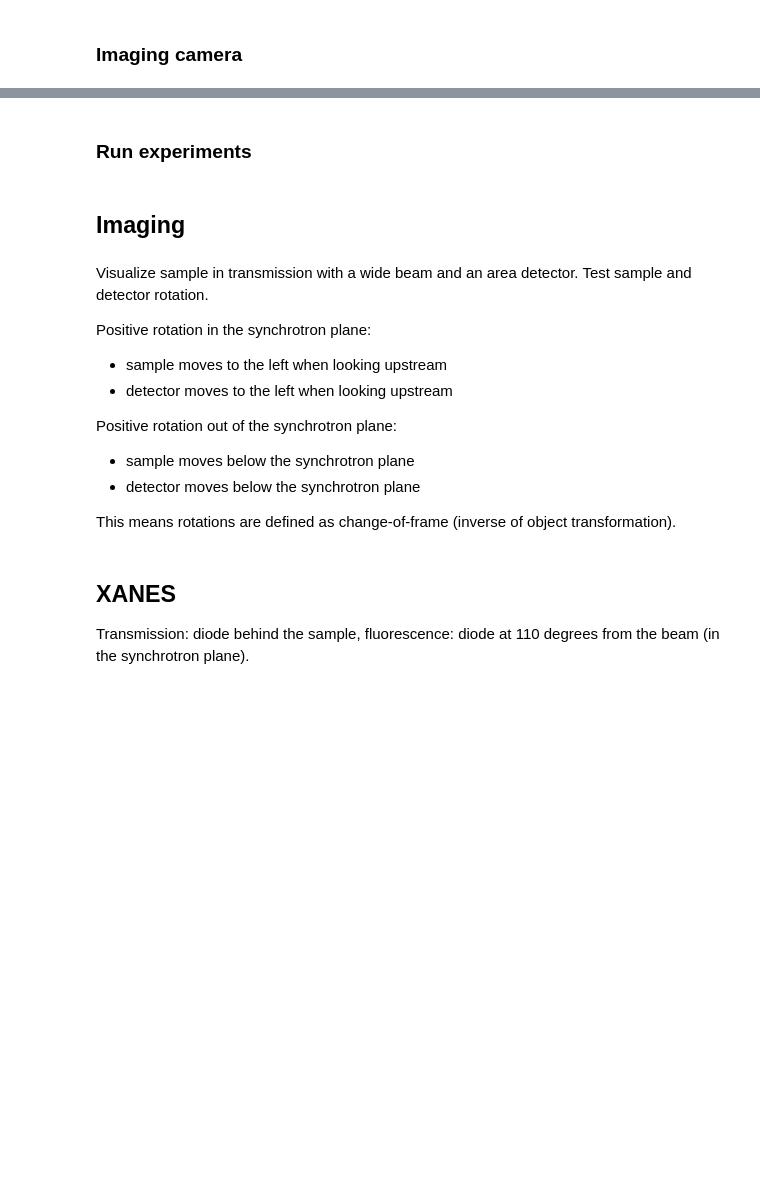
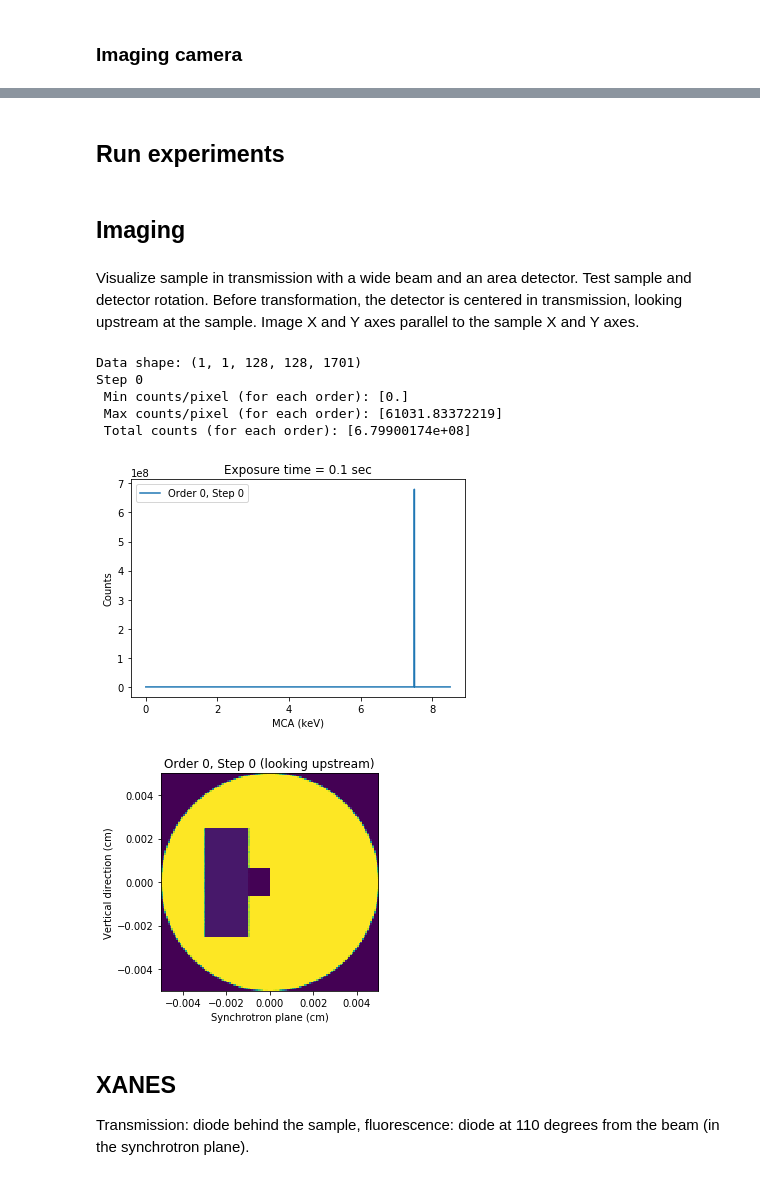
Before and after one commit to woutdenolf/spectrocrunch, a Jupyter notebook: doc/source/tutorials/montecarlo.ipynb, the cells around one changed output, grey strips where cells are left out. Drawn from its saved outputs; the diff is of its cells as text; code cells hidden in the pictures; blank space fills up the shorter version.

```diff
--- a/doc/source/tutorials/montecarlo.ipynb
+++ b/doc/source/tutorials/montecarlo.ipynb
@@ -88,7 +111,7 @@ def load_pulseproctime():
 from spectrocrunch.sources import xray as xraysources
 from spectrocrunch.materials import pymca
 
-def define_source(source=None, energy=7.5, flux=1e9, time=1):
+def define_source(source=None, energy=7.5, flux=1e10, time=0.1):
     if source is None:
         source = xraysources.factory("synchrotron")
     pymcahandle = pymca.PymcaHandle(energy=energy,
@@ -100,13 +123,14 @@ def define_source(source=None, energy=7.5, flux=1e9, time=1):
                                     scatter=True)
     return source, pymcahandle
 
-def world_addsource(world, pymcahandle, fullfield=False):
+def world_addsource(world, pymcahandle, beamsize=None, fullfield=False):
     distance = 42e2  # doesn't really matter
     # Beamsize at the sample
-    if fullfield:
-        beamsize = 100e-4  # cm
-    else:
-        beamsize = 1e-4  # cm
+    if beamsize is None:
+        if fullfield:
+            beamsize = 100e-4  # cm
+        else:
+            beamsize = 1e-4  # cm
     world.definesource(flux=pymcahandle.flux.to('Hz').magnitude,
                        energy=pymcahandle.energy,
                        distance=distance,
@@ -188,19 +226,19 @@ def world_addsdd(world, geometry, angle=None, convoluted=False,
 # %% [markdown]
 ### Imaging camera
 # %%
-def world_addpco(world, multiplicity=10):
+def world_addpco(world, shift=(0,0), distance=5, multiplicity=10):
     forcedetect = True
     poissonnoise = False
-    distance = 5  # cm
-    shift = 0.000, 0.000  # cm
-    angle = np.arctan2(shift, distance)*180/np.pi  # deg
     ebinsize = 5e-3  # keV
     n = 128
     projbeamsizetrans = 2 * (world.source.distance + distance) * np.tan(world.source.divergence)
-    pixelsize = projbeamsizetrans/n  # beam fits exactly in detector (when angle=[0,0])
-    world.addareadetector(distance=distance,
+    pixelsize = projbeamsizetrans/n  # beam fits exactly in detector (when polar,azimuth = 0,0)
+    #polar, azimuth = np.arctan2(np.array(shift)*pixelsize, distance)*180/np.pi  # deg
+    polar, azimuth = 0, 0
+    hoffset, voffset = shift
+    world.addareadetector(distance=distance, polar=polar, azimuth=azimuth,
+                          hoffset=hoffset, voffset=voffset,
                           pixelsize=(pixelsize, pixelsize), dims=(n, n),
-                          orientation_inplane=angle[0], orientation_outplane=angle[1],
                           ebinsize=ebinsize, poissonnoise=poissonnoise,
                           forcedetect=forcedetect, multiplicity=multiplicity,
                           time=pymcahandle.time.to('s').magnitude)
@@ -286,5 +352,5 @@ def world_addsample(world, sample, fullfield=False):
 # %% [markdown]
-### Run experiments
+## Run experiments
 # %%
 from spectrocrunch.io import localfs
 
@@ -307,32 +373,32 @@ def run(world, interactions, simulate=True, plot=True, ylog=False):
     return data, info
 # %% [markdown]
 ## Imaging
-# %% [markdown]
-Visualize sample in transmission with a wide beam and an area detector. Test sample and detector rotation.
-
-Positive rotation in the synchrotron plane:
-- sample moves to the left when looking upstream
-- detector moves to the left when looking upstream
-
-Positive rotation out of the synchrotron plane:
-- sample moves below the synchrotron plane
-- detector moves below the synchrotron plane
-
-This means rotations are defined as change-of-frame (inverse of object transformation).
+# %% [markdown]
+Visualize sample in transmission with a wide beam and an area detector. Test sample and detector rotation. Before transformation, the detector is centered in transmission, looking upstream at the sample. Image X and Y axes parallel to the sample X and Y axes.
 # %%
 if 'imaging' in experiments:
-    path = r'/data/id21/tmp/xrmctest/imaging'
+    path = os.path.join(root, 'imaging')
     world = XrmcWorldBuilder(path)
     source, pymcahandle = define_source()
-    pymcahandle.sample = define_sample(None)
+    pymcahandle.sample = define_sample(None, name='imaging')
     world_addsource(world, pymcahandle, fullfield=True)
     world_addpco(world)
+    world.detector.polar = 0
+    world.detector.azimuth = 0
     world_addsample(world, pymcahandle.sample, fullfield=True)
-    world.quadrics.orientation_inplane = 0
-    world.quadrics.orientation_outplane = 0
-    world.quadrics.add_inplane_rotationloop(90, 1)
-    world.quadrics.add_outplane_rotationloop(90, 1)
+    world.quadrics.polar = 90
+    world.quadrics.azimuth = 180
+    #world.quadrics.add_Zrotationloop(90, 1) # outer loop
+    #world.quadrics.add_Yrotationloop(90, 1) # inner loop
     data, info = run(world, (10, ), simulate=True)
+# %% [output]
+Data shape: (1, 1, 128, 128, 1701)
+Step 0
+ Min counts/pixel (for each order): [0.]
+ Max counts/pixel (for each order): [61031.83372219]
+ Total counts (for each order): [6.79900174e+08]
+[figure, added]
+[figure, added]
 # %% [markdown]
 ## XANES
 Transmission: diode behind the sample, fluorescence: diode at 110 degrees from the beam (in the synchrotron plane).
```
Also changed, not shown: parts of 42 cells of this notebook, 20 other files.
